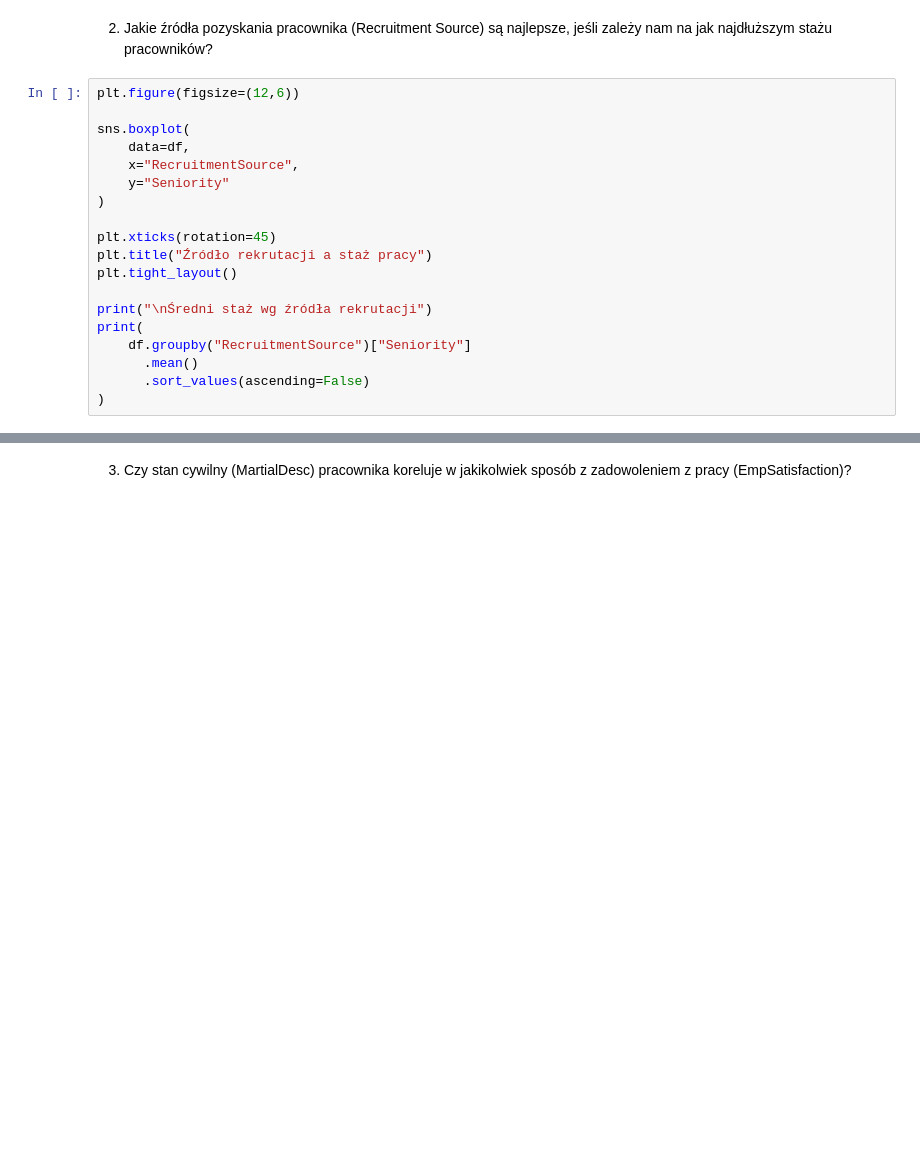
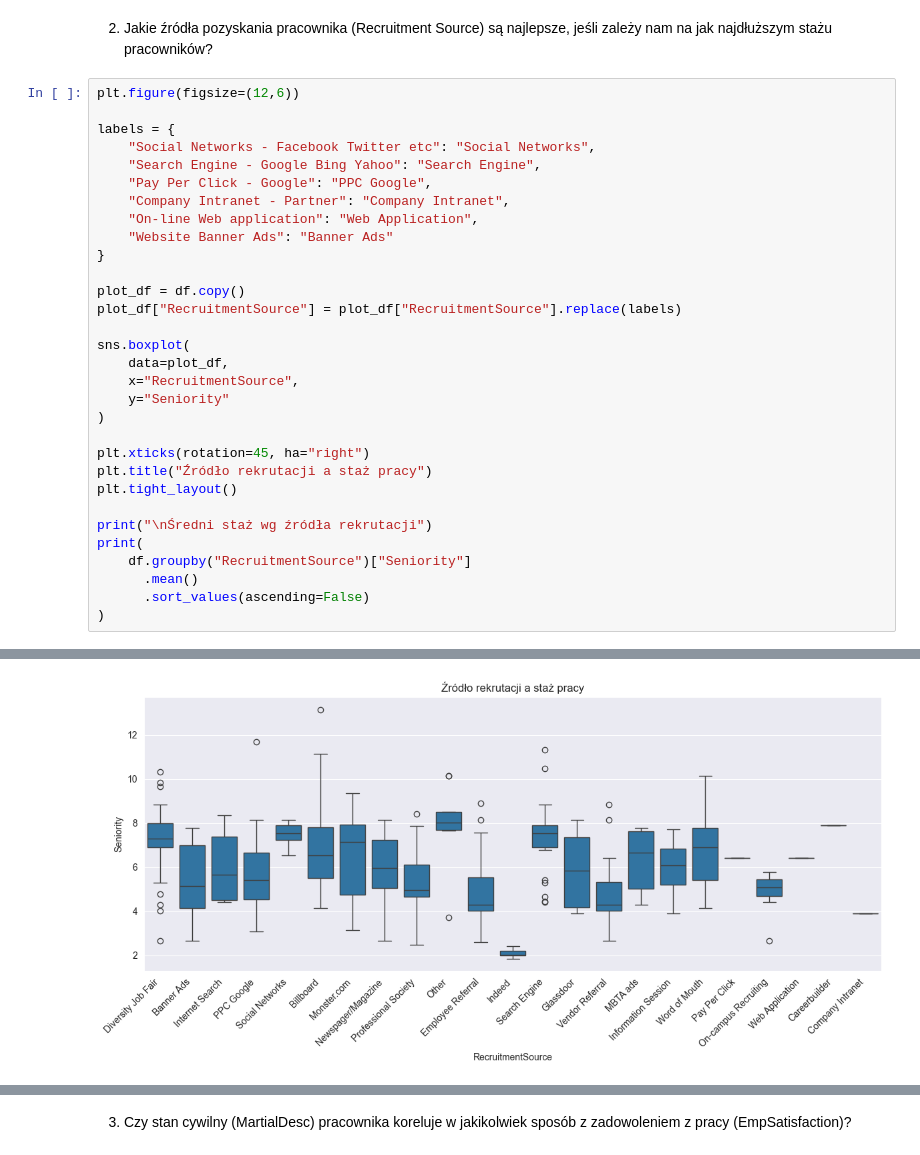
Before and after one commit to karolabramekkodilla/learning-git, a Jupyter notebook: seaborn_analiza_danych/analiza.ipynb, the cells around one changed output, grey strips where cells are left out. Cells and saved outputs as stored; diff of their text form; blank space fills up the shorter version.

```diff
--- a/seaborn_analiza_danych/analiza.ipynb
+++ b/seaborn_analiza_danych/analiza.ipynb
@@ -70,13 +236,25 @@ Wnioski:
 # %%
 plt.figure(figsize=(12,6))
 
+labels = {
+    "Social Networks - Facebook Twitter etc": "Social Networks",
+    "Search Engine - Google Bing Yahoo": "Search Engine",
+    "Pay Per Click - Google": "PPC Google",
+    "Company Intranet - Partner": "Company Intranet",
+    "On-line Web application": "Web Application",
+    "Website Banner Ads": "Banner Ads"
+}
+
+plot_df = df.copy()
+plot_df["RecruitmentSource"] = plot_df["RecruitmentSource"].replace(labels)
+
 sns.boxplot(
-    data=df,
+    data=plot_df,
     x="RecruitmentSource",
     y="Seniority"
 )
 
-plt.xticks(rotation=45)
+plt.xticks(rotation=45, ha="right")
 plt.title("Źródło rekrutacji a staż pracy")
 plt.tight_layout()
 
@@ -86,3 +264,4 @@ print(
       .mean()
       .sort_values(ascending=False)
 )
+# %% [output]
@@ -88,0 +285 @@ print(
+[figure, added]
```
Also changed, not shown: parts of 32 cells of this notebook, 1 other file.
